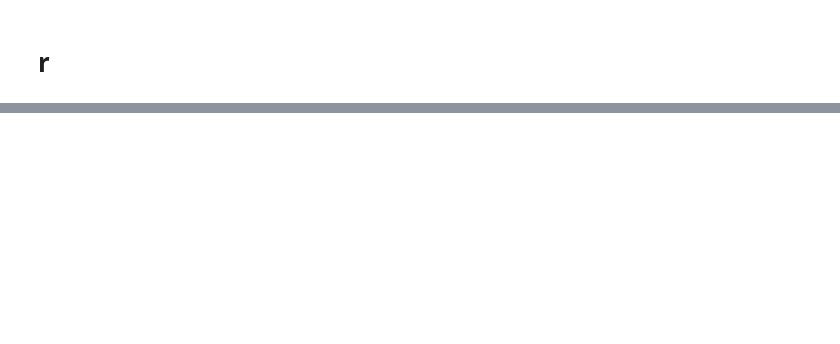
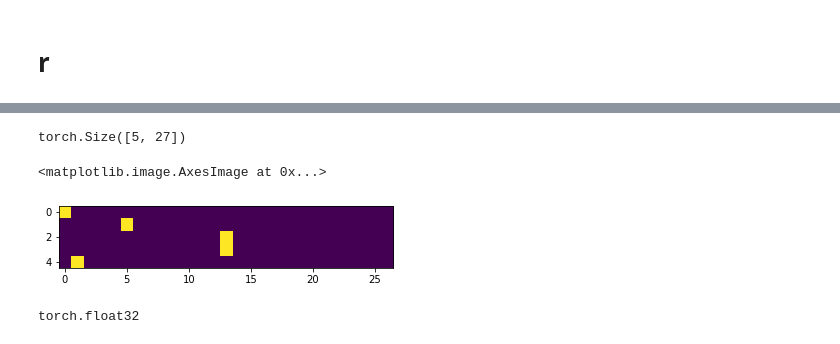
Before and after one commit to prakhar-chaurasiya/ml, a Jupyter notebook: makemore.ipynb, the cells around one changed output, grey strips where cells are left out. Saved outputs shown, nothing was run; the diff lists cells and outputs as text; code cells hidden in the pictures; blank space fills up the shorter version.

```diff
--- a/makemore.ipynb
+++ b/makemore.ipynb
@@ -96,0 +126,3 @@ plt.axis('off')
+# %%
+P = (N+1).float()
+P /= P.sum(1, keepdims=True)
@@ -96,0 +187,14 @@ plt.axis('off')
+# %%
+# create the training set of all the bigrams (x, y)
+xs, ys = [], []
+
+for w in words[:1]:
+  chs = ['.'] + list(w) + ['.']
+  for ch1, ch2 in zip(chs, chs[1:]):
+    ix1 = stoi[ch1]
+    ix2 = stoi[ch2]
+    print(ch1, ch2)
+    xs.append(ix1)
+    ys.append(ix2)
+xs = torch.tensor(xs)
+ys = torch.tensor(ys)
@@ -96,0 +313,18 @@ plt.axis('off')
+# %%
+# create the dataset
+xs, ys = [], []
+for w in words:
+  chs = ['.'] + list(w) + ['.']
+  for ch1, ch2 in zip(chs, chs[1:]):
+    ix1 = stoi[ch1]
+    ix2 = stoi[ch2]
+    xs.append(ix1)
+    ys.append(ix2)
+xs = torch.tensor(xs)
+ys = torch.tensor(ys)
+num = xs.nelement()
+print('number of examples:', num)
+
+# initialize the 'network'
+g = torch.Generator().manual_seed(2147483647)
+W = torch.randn((27, 27), generator=g, requires_grad=True)
@@ -98,0 +375,4 @@ plt.axis('off')
+# %%
+import torch.nn.functional as F
+xenc = F.one_hot(xs, num_classes=27).float()
+xenc
@@ -98,0 +390,13 @@ plt.axis('off')
+# %%
+xenc.shape
+# %% [output]
+torch.Size([5, 27])
+# %%
+plt.imshow(xenc)
+# %% [output]
+<matplotlib.image.AxesImage at 0x...>
+[figure, added]
+# %%
+xenc.dtype
+# %% [output]
+torch.float32
```
Also changed, not shown: parts of 32 cells of this notebook.
